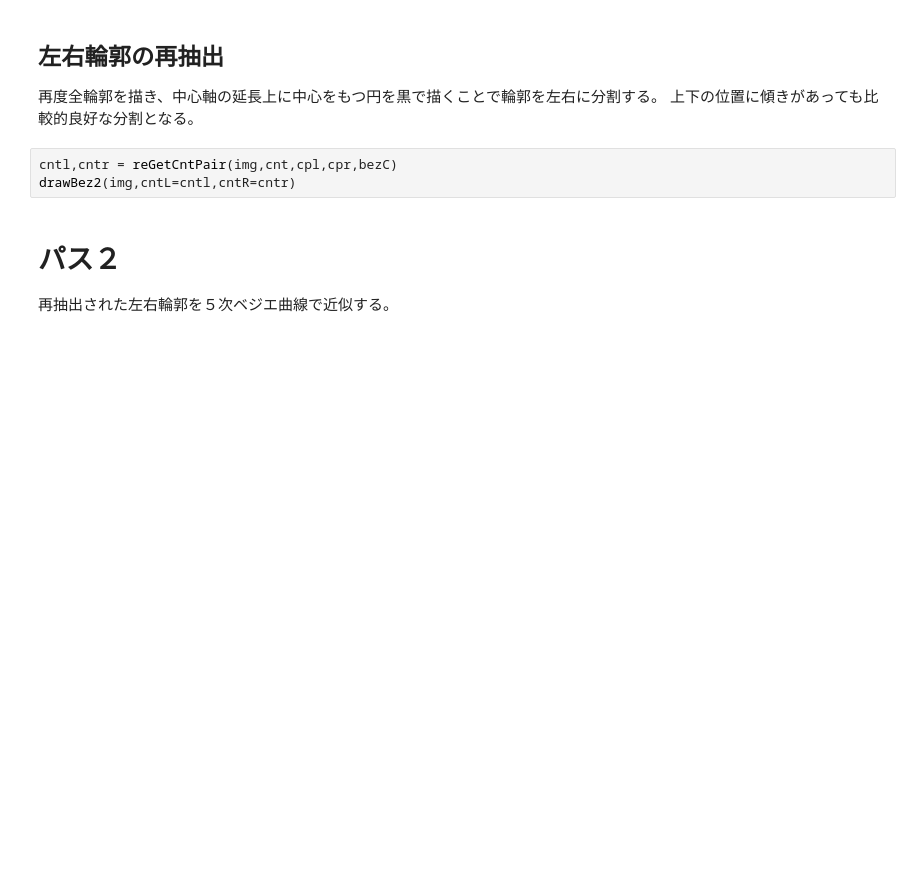
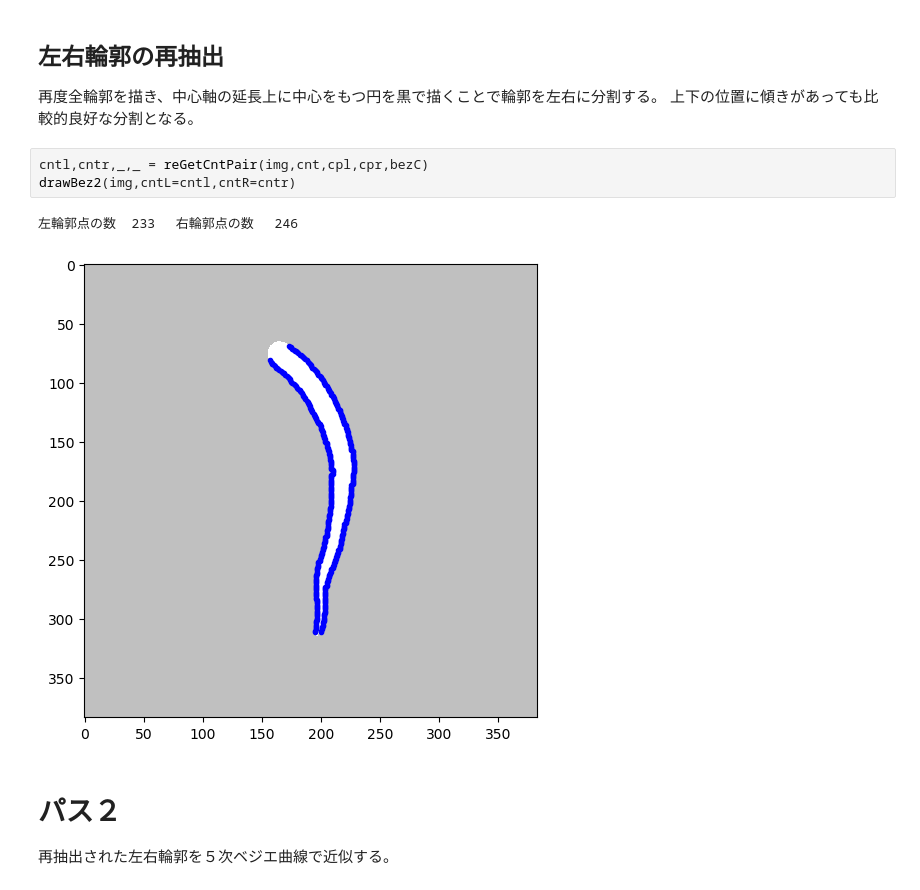
Before and after one commit to iciromaco/RL2nd, a Jupyter notebook: WORK.ipynb, the cells around one changed output. Drawn from its saved outputs; the diff is of its cells as text; blank space fills up the shorter version.

```diff
--- a/WORK.ipynb
+++ b/WORK.ipynb
@@ -662,8 +794,11 @@ drawBez2(img,bezL,bezR,bezC=bezC,cpl=cpl,cpr=cpr,cpc=cpc,cntL=cntL,cntR=cntR,cnt
 再度全輪郭を描き、中心軸の延長上に中心をもつ円を黒で描くことで輪郭を左右に分割する。
 上下の位置に傾きがあっても比較的良好な分割となる。
 # %%
-cntl,cntr = reGetCntPair(img,cnt,cpl,cpr,bezC)
+cntl,cntr,_,_ = reGetCntPair(img,cnt,cpl,cpr,bezC)
 drawBez2(img,cntL=cntl,cntR=cntr)
+# %% [output]
+左輪郭点の数  233 　右輪郭点の数　 246
+[figure, added]
 # %% [markdown]
 # パス２
 再抽出された左右輪郭を５次ベジエ曲線で近似する。
```
Also changed, not shown: parts of 43 cells of this notebook, 4 other files.
